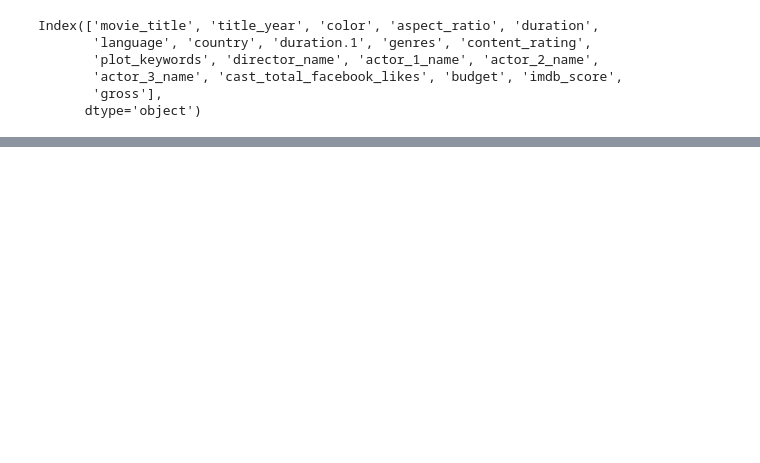
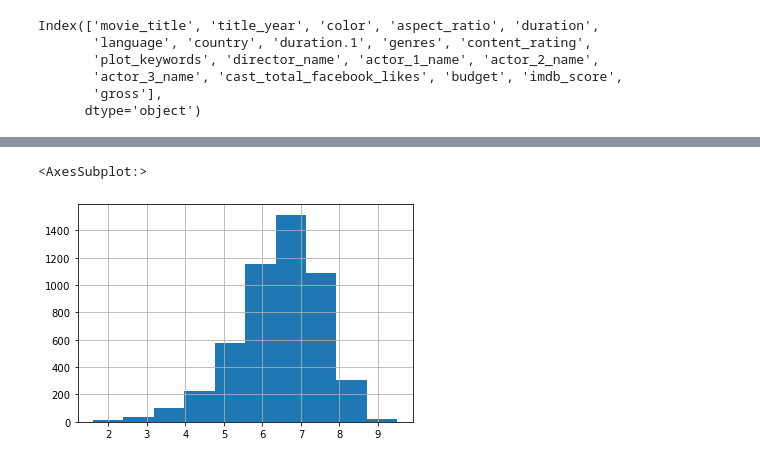
Before and after one commit to luisSantamariaCOL/MachineLearning-Journey, a Jupyter notebook: Machine Learning Projects/Prediccion de Ingresos de Peliculas/Prediccion de Ingresos de Peliculas.ipynb, the cells around one changed output, grey strips where cells are left out. Saved outputs shown, nothing was run; the diff lists cells and outputs as text; code cells hidden in the pictures; blank space fills up the shorter version.

```diff
--- a/Machine Learning Projects/Prediccion de Ingresos de Peliculas/Prediccion de Ingresos de Peliculas.ipynb
+++ b/Machine Learning Projects/Prediccion de Ingresos de Peliculas/Prediccion de Ingresos de Peliculas.ipynb
@@ -227,0 +211,5 @@ obj_cols
+# %%
+movies_num_df['imdb_score'].hist()
+# %% [output]
+<AxesSubplot:>
+[figure, added]
```
Also changed, not shown: parts of 26 cells of this notebook.
